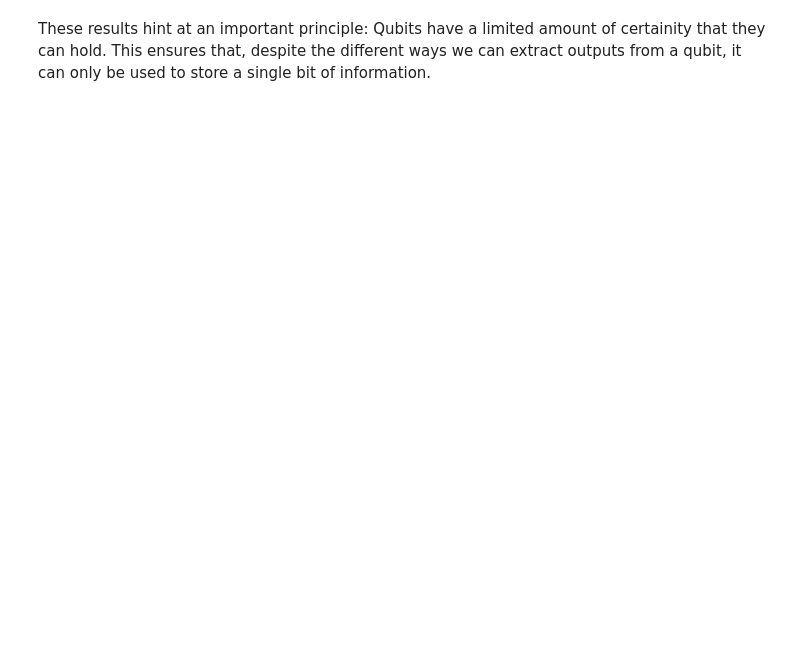
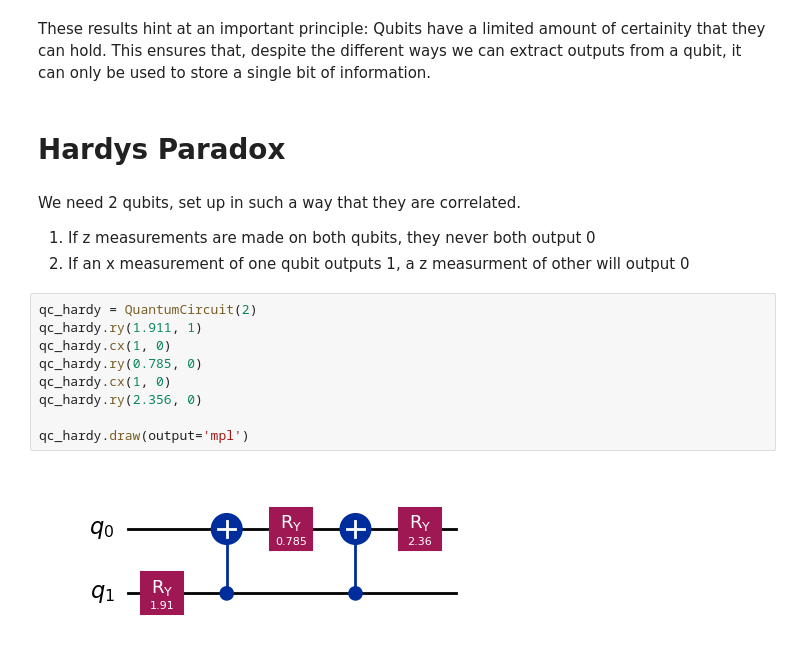
Before and after one commit to ram-polisetti/qiskit, a Jupyter notebook: Fundamentals.ipynb, the cells around one changed output. Saved outputs shown, nothing was run; the diff lists cells and outputs as text; blank space fills up the shorter version.

Commit message:
Understood Hardys Paradox

```diff
--- a/Fundamentals.ipynb
+++ b/Fundamentals.ipynb
@@ -659,2 +659,20 @@ results for x measurement:
 # %% [markdown]
 These results hint at an important principle: Qubits have a limited amount of certainity that they can hold. This ensures that, despite the different ways we can extract outputs from a qubit, it can only be used to store a single bit of information.
+# %% [markdown]
+# Hardys Paradox
+# %% [markdown]
+We need 2 qubits, set up in such a way that they are correlated.
+
+1. If z measurements are made on both qubits, they never both output 0
+2. If an x measurement of one qubit outputs 1, a z measurment of other will output 0
+# %%
+qc_hardy = QuantumCircuit(2)
+qc_hardy.ry(1.911, 1)
+qc_hardy.cx(1, 0)
+qc_hardy.ry(0.785, 0)
+qc_hardy.cx(1, 0)
+qc_hardy.ry(2.356, 0)
+
+qc_hardy.draw(output='mpl')
+# %% [output]
+[figure, added]
```
Also changed, not shown: parts of 15 cells of this notebook.
